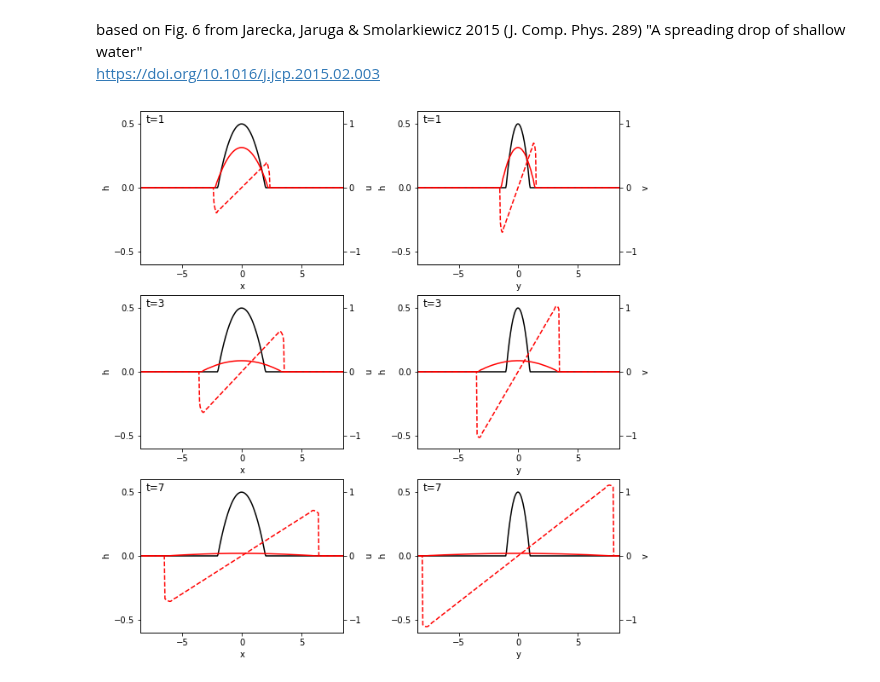
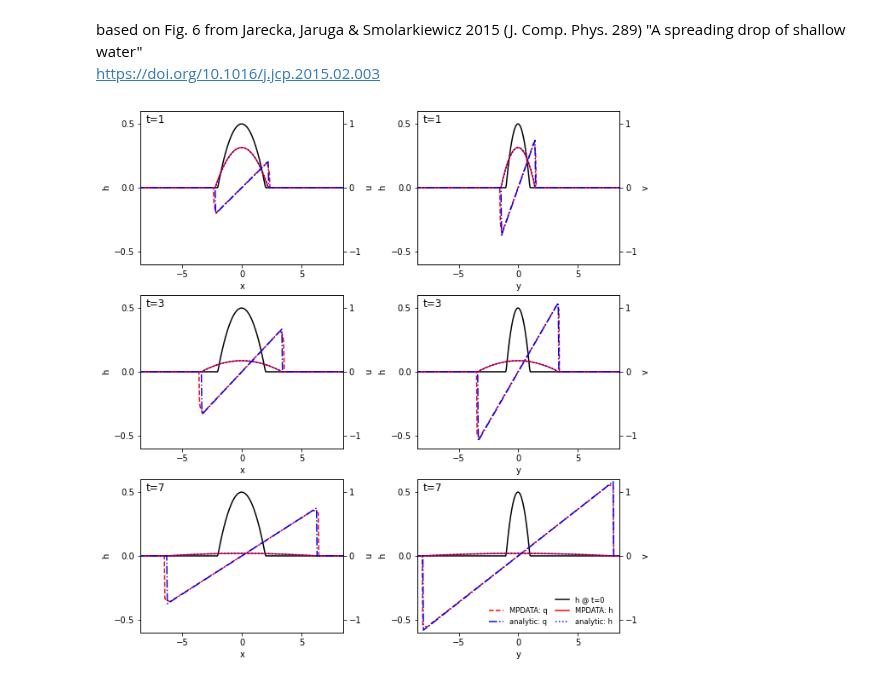
Before and after one commit to slayoo/PyMPDATA-examples, a Jupyter notebook: PyMPDATA_examples/Jarecka_et_al_2015/fig_6.ipynb, the cells around one changed output. Drawn from its saved outputs; the diff is of its cells as text; code cells hidden in the pictures.

Commit message:
adding analytic solution to the shallow-water example plots

```diff
--- a/PyMPDATA_examples/Jarecka_et_al_2015/fig_6.ipynb
+++ b/PyMPDATA_examples/Jarecka_et_al_2015/fig_6.ipynb
@@ -22,7 +27,12 @@ output = simulation.run()
+# %%
+# analytic solution:
+lambdas_analytic = analytic_equations.d2_el_lamb_lamb_t_evol(
+    times=[0] + list(times),
+    lamb_x0=settings.lx0,
+    lamb_y0=settings.ly0
+)[1:]
 # %%
-cuts = ('x', 'y')
-times = (1, 3, 7)
-
+# plot
 fig, axs = pylab.subplots(
     nrows=len(times),
     ncols=len(cuts),
@@ -31,35 +41,55 @@ fig, axs = pylab.subplots(
 )
 momenta = {'x': 'uh', 'y': 'vh'}
 for i_cut, cut in enumerate(cuts):
     if cut == 'x':
         idx = (slice(None, None), slice(settings.nx//2, settings.nx//2+1))
         coord = settings.dx * (np.linspace(-settings.nx//2, settings.nx//2, settings.nx)+.5)
+        x = coord
+        y = 0
     else:
         idx = (slice(settings.ny//2, settings.ny//2+1), slice(None, None))
         coord = settings.dy * (np.linspace(-settings.ny//2, settings.ny//2, settings.ny)+.5)
+        x = 0
+        y = coord
     for i_t, t in enumerate(times):
+        h_analytic = Simulation.amplitude(x, y, *lambdas_analytic[i_t,(0,2)])
         axs[i_t, i_cut].set_xlim(-8.5, 8.5)
         axs[i_t, i_cut].set_xticks((-5, 0, 5))
-        axs[i_t, i_cut].plot(coord, output[0]['h'][idx].squeeze(), color='black')
-        axs[i_t, i_cut].plot(coord, output[t]['h'][idx].squeeze(), color='red')
+        axs[i_t, i_cut].plot(coord, output[0]['h'][idx].squeeze(), color='black', label='h @ t=0')
+        axs[i_t, i_cut].plot(coord, output[t]['h'][idx].squeeze(), color='red', label='MPDATA: h')
+        axs[i_t, i_cut].plot(coord, h_analytic,
+                             color='blue', linestyle=':', label='analytic: h')
         twin = axs[i_t, i_cut].twinx()
         q = output[t][momenta[cut]][idx].squeeze()
         h = output[t]['h'][idx].squeeze()
         twin.plot(
             coord,
             np.where(h>settings.eps, np.divide(q, h, where=h>settings.eps), 0),
             color='red',
-            linestyle='--'
+            linestyle='--',
+            label='MPDATA: q'
+        )
+        twin.plot(
+            coord,
+            np.where(h_analytic>settings.eps,
+                     coord/lambdas_analytic[i_t, 0+2*i_cut] * lambdas_analytic[i_t, 1+2*i_cut],
+                     0),
+            linestyle='-.',
+            label='analytic: q',
+            color='blue'
         )
         twin.set_ylabel('u' if cut == 'x' else 'v')
         twin.set_ylim(-1.2, 1.2)
         twin.set_yticks((-1, 0, 1))
         axs[i_t, i_cut].set_xlabel(cut)
         axs[i_t, i_cut].set_ylim(-.6, .6)
         axs[i_t, i_cut].set_yticks((-.5, 0, .5))
         axs[i_t, i_cut].set_ylabel('h')
         axs[i_t, i_cut].set_title(f"t={t}", y=1.0, pad=-14, x=0.075)
+legend_props = {'frameon':False, 'fontsize':'small'}
+axs[i_t, i_cut].legend(loc='lower right', **legend_props)
+twin.legend(loc='lower center', **legend_props)
 show_plot("fig_6.pdf")
 # %% [output]
-[figure, old version]
+[figure, new version]
 [interactive output not drawn]
```
Also changed, not shown: parts of 4 cells of this notebook, 4 other files.
